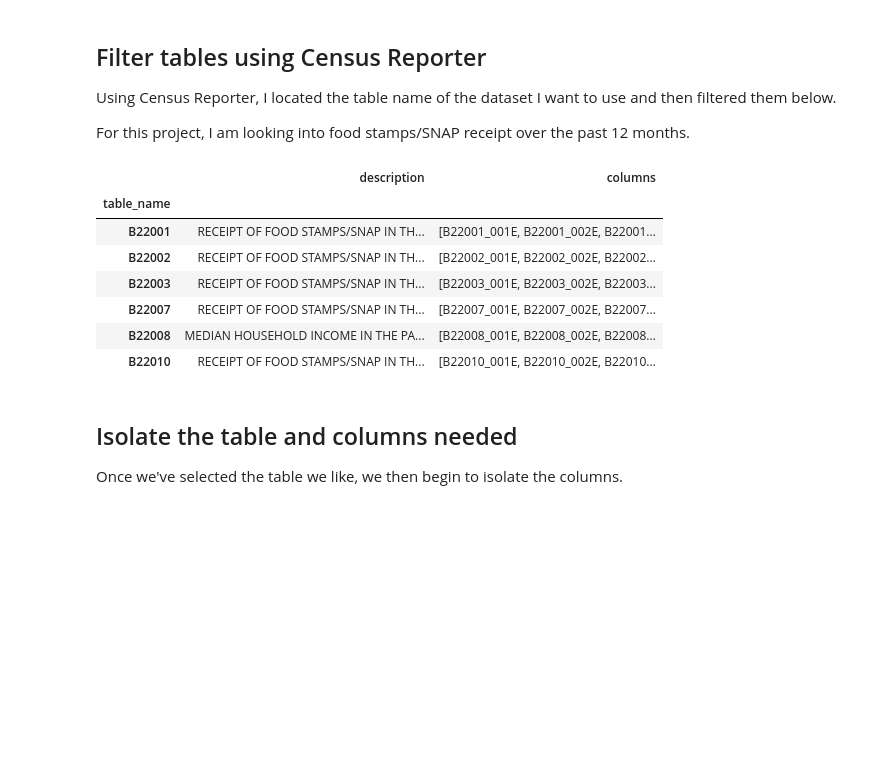
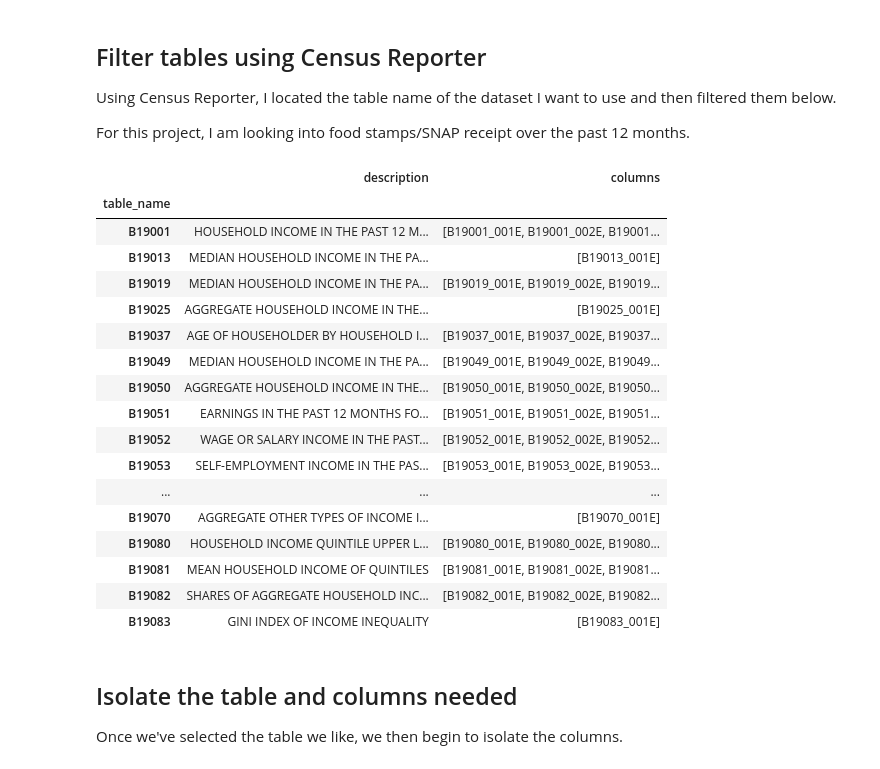
Before and after one commit to pmagtulis/mapping, a Jupyter notebook: food-stamps/HW#5.ipynb, the cells around one changed output. Drawn from its saved outputs; the diff is of its cells as text; code cells hidden in the pictures; blank space fills up the shorter version.

```diff
--- a/food-stamps/HW#5.ipynb
+++ b/food-stamps/HW#5.ipynb
@@ -68,16 +72,26 @@ Using Census Reporter, I located the table name of the dataset I want to use and
 
 For this project, I am looking into food stamps/SNAP receipt over the past 12 months.
 # %%
-acs.filter_tables('B220', by='table_name')
+acs.filter_tables('B190', by='table_name')
 # %% [output]
 |  | description | columns |
 | table_name |  |  |
-| B22001 | RECEIPT OF FOOD STAMPS/SNAP IN TH... | [B22001_001E, B22001_002E, B22001... |
-| B22002 | RECEIPT OF FOOD STAMPS/SNAP IN TH... | [B22002_001E, B22002_002E, B22002... |
-| B22003 | RECEIPT OF FOOD STAMPS/SNAP IN TH... | [B22003_001E, B22003_002E, B22003... |
-| B22007 | RECEIPT OF FOOD STAMPS/SNAP IN TH... | [B22007_001E, B22007_002E, B22007... |
-| B22008 | MEDIAN HOUSEHOLD INCOME IN THE PA... | [B22008_001E, B22008_002E, B22008... |
-| B22010 | RECEIPT OF FOOD STAMPS/SNAP IN TH... | [B22010_001E, B22010_002E, B22010... |
+| B19001 | HOUSEHOLD INCOME IN THE PAST 12 M... | [B19001_001E, B19001_002E, B19001... |
+| B19013 | MEDIAN HOUSEHOLD INCOME IN THE PA... | [B19013_001E] |
+| B19019 | MEDIAN HOUSEHOLD INCOME IN THE PA... | [B19019_001E, B19019_002E, B19019... |
+| B19025 | AGGREGATE HOUSEHOLD INCOME IN THE... | [B19025_001E] |
+| B19037 | AGE OF HOUSEHOLDER BY HOUSEHOLD I... | [B19037_001E, B19037_002E, B19037... |
+| B19049 | MEDIAN HOUSEHOLD INCOME IN THE PA... | [B19049_001E, B19049_002E, B19049... |
+| B19050 | AGGREGATE HOUSEHOLD INCOME IN THE... | [B19050_001E, B19050_002E, B19050... |
+| B19051 | EARNINGS IN THE PAST 12 MONTHS FO... | [B19051_001E, B19051_002E, B19051... |
+| B19052 | WAGE OR SALARY INCOME IN THE PAST... | [B19052_001E, B19052_002E, B19052... |
+| B19053 | SELF-EMPLOYMENT INCOME IN THE PAS... | [B19053_001E, B19053_002E, B19053... |
+| ... | ... | ... |
+| B19070 | AGGREGATE OTHER TYPES OF INCOME I... | [B19070_001E] |
+| B19080 | HOUSEHOLD INCOME QUINTILE UPPER L... | [B19080_001E, B19080_002E, B19080... |
+| B19081 | MEAN HOUSEHOLD INCOME OF QUINTILES | [B19081_001E, B19081_002E, B19081... |
+| B19082 | SHARES OF AGGREGATE HOUSEHOLD INC... | [B19082_001E, B19082_002E, B19082... |
+| B19083 | GINI INDEX OF INCOME INEQUALITY | [B19083_001E] |
 # %% [markdown]
 ## Isolate the table and columns needed
 
```
Also changed, not shown: parts of 37 cells of this notebook.
